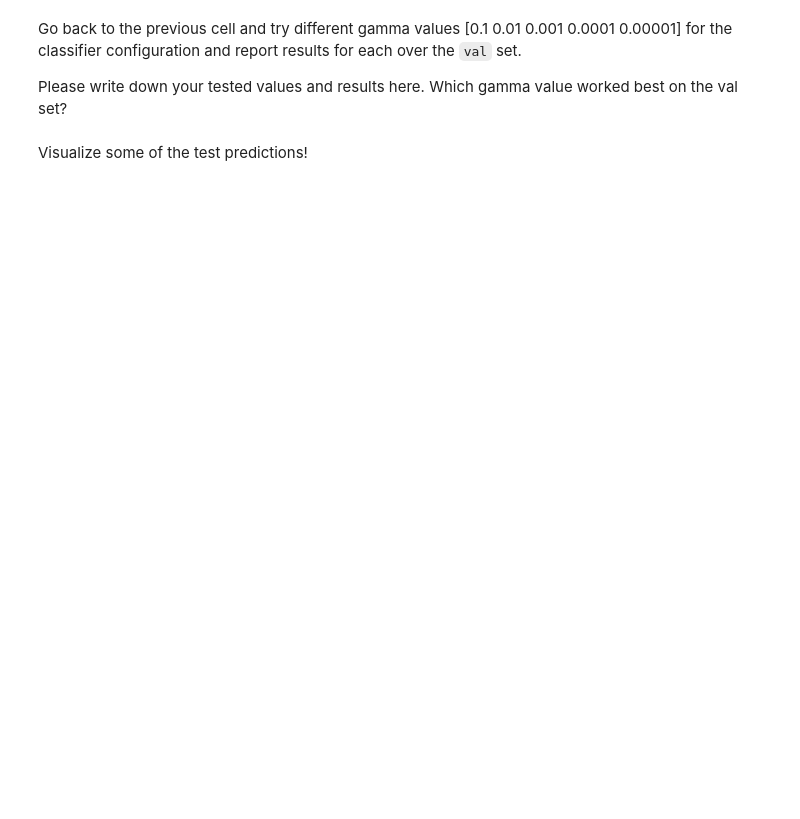
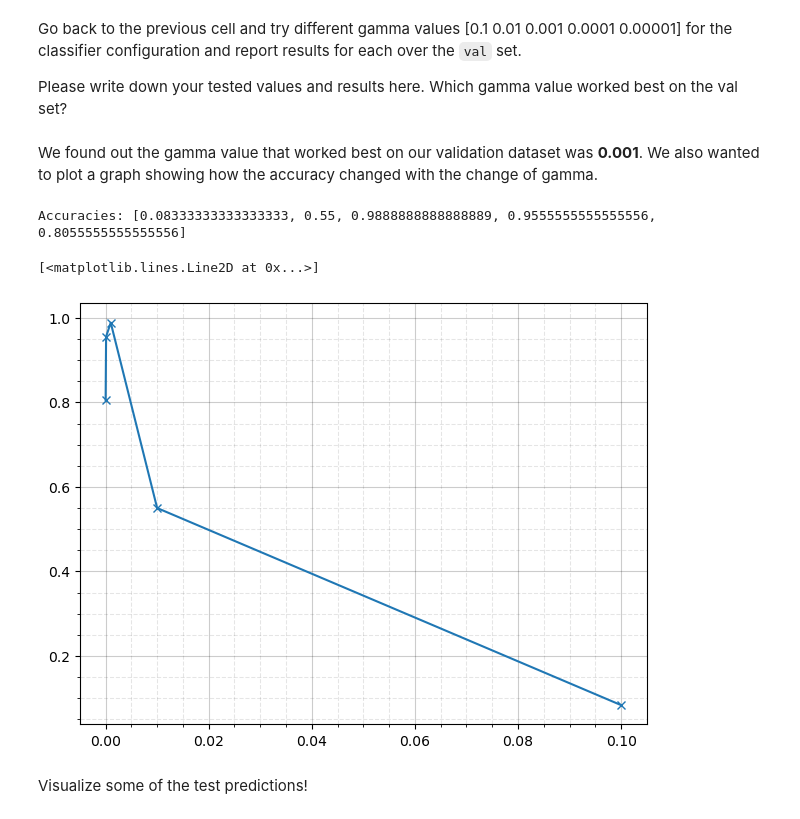
Before and after one commit to dhimitriosduka1/hlcv, a Jupyter notebook: Assignment_1/exercise-1-Part2.ipynb, the cells around one changed output. Saved outputs shown, nothing was run; the diff lists cells and outputs as text; code cells hidden in the pictures; blank space fills up the shorter version.

Commit message:
Add graph gamma vs accuracy

```diff
--- a/Assignment_1/exercise-1-Part2.ipynb
+++ b/Assignment_1/exercise-1-Part2.ipynb
@@ -98,5 +109,42 @@ Go back to the previous cell and try different gamma values [0.1 0.01 0.001 0.00
 
 
 Please write down your tested values and results here. Which gamma value worked best on the val set?
+# %% [markdown]
+We found out the gamma value that worked best on our validation dataset was **0.001**.
+We also wanted to plot a graph showing how the accuracy changed with the change of gamma.
+# %%
+gammas = np.array([0.1, 0.01, 0.001, 0.0001, 0.00001])
+
+accuracies = []
+
+for gamma in gammas:
+    clf = svm.SVC(gamma=gamma)
+    clf.fit(X_train, y_train)
+    output = clf.decision_function(X_val)
+    preds = output.argmax(axis=1)
+    accuracies.append(accuracy_top1(preds, y_val))
+
+print(f"Accuracies: {accuracies}")
+
+# Enable grid for major ticks
+plt.grid(True, which='major', color='k', linestyle='-', alpha=0.2)
+
+# Enable grid for minor ticks
+plt.grid(True, which='minor', color='k', linestyle='--', alpha=0.1)
+
+# Turn on minor ticks
+plt.minorticks_on()
+
+# Set the grid to be below plot elements
+plt.gca().set_axisbelow(True)
+
+# Adjust layout for a tight fit
+plt.tight_layout()
+
+plt.plot(gammas, accuracies, marker='o')
+# %% [output]
+Accuracies: [0.08333333333333333, 0.55, 0.9888888888888889, 0.9555555555555556, 0.8055555555555556]
+[<matplotlib.lines.Line2D at 0x...>]
+[figure, added]
 # %%
 # Now insert your best gamma value and train the model again.
```
Also changed, not shown: parts of 6 cells of this notebook.
